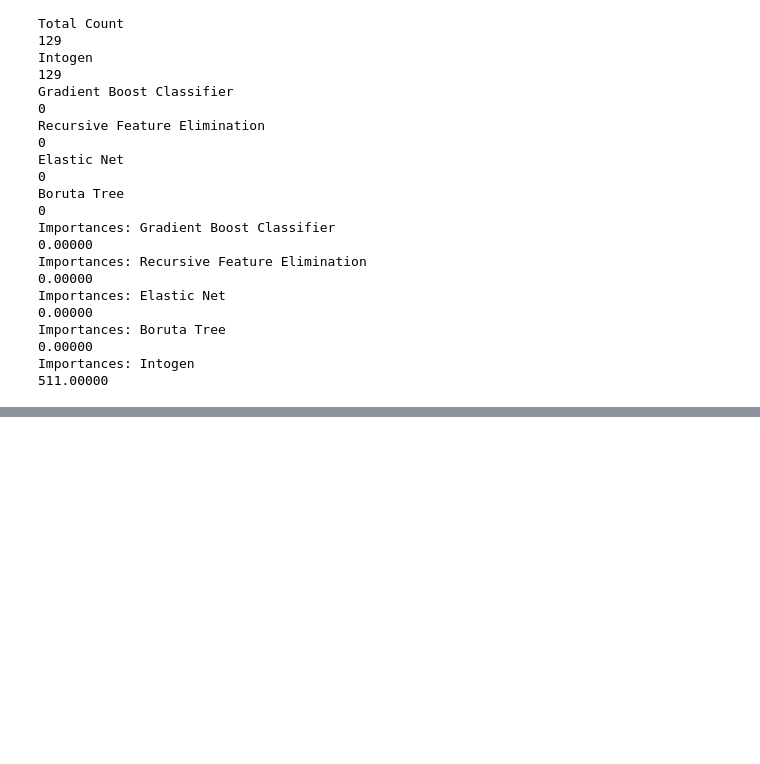
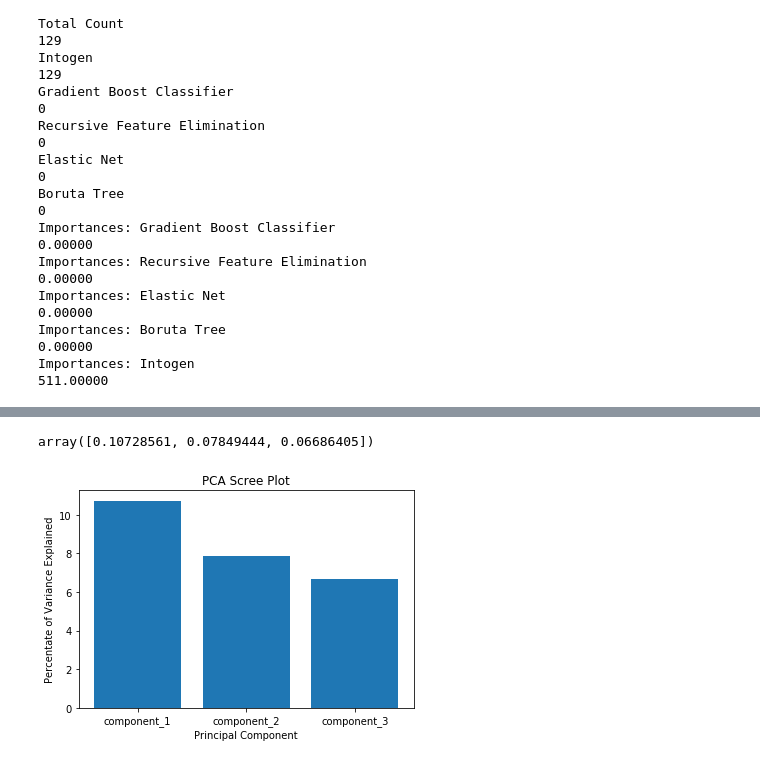
Before and after one commit to mikesamir/oncological_gene_expression_analysis, a Jupyter notebook: Lu/2_Model_Evaluation_Testing_Lu.ipynb, the cells around one changed output, grey strips where cells are left out. Drawn from its saved outputs; the diff is of its cells as text; code cells hidden in the pictures; blank space fills up the shorter version.

```diff
--- a/Lu/2_Model_Evaluation_Testing_Lu.ipynb
+++ b/Lu/2_Model_Evaluation_Testing_Lu.ipynb
@@ -162,0 +259,11 @@ Importances: Intogen
+# %%
+#p = 0.3  # 30% of the lines
+# keep the header, then take only 10% of lines
+# if random from [0,1] interval is greater than 0.1 the row will be skipped
+#df_all = pd.read_csv(
+#         "../Output/Chunk_AllCancers.csv",
+#         header=0,
+#         skiprows=lambda i: i>0 and random.random() > p)
+
+df_all = pd.read_csv("../Output/Chunk_AllCancers.csv")
+df_all.head()
@@ -162,0 +288,12 @@ Importances: Intogen
+# %%
+# scaling
+
+df_all_X = df_all.drop(["Unnamed: 0", "label"], axis=1)
+
+minmax_scaler = MinMaxScaler()
+df_all_X_scaled = minmax_scaler.fit_transform(df_all_X)
+# %%
+pca = PCA(n_components=3)
+princ_comp = pca.fit_transform(df_all_X_scaled)
+principalDf = pd.DataFrame(data=princ_comp, columns=["component_1", "component_2", "component_3"])
+principalDf.head()
@@ -162,0 +307,14 @@ Importances: Intogen
+# %%
+pca.explained_variance_ratio_
+# %% [output]
+array([0.10728561, 0.07849444, 0.06686405])
+# %%
+percent_variance = np.round(pca.explained_variance_ratio_* 100, decimals =2)
+columns=["component_1", "component_2", "component_3"]
+plt.bar(x= range(1,4), height=percent_variance, tick_label=columns)
+plt.ylabel('Percentate of Variance Explained')
+plt.xlabel('Principal Component')
+plt.title('PCA Scree Plot')
+plt.show()
+# %% [output]
+[figure, added]
```
Also changed, not shown: parts of 34 cells of this notebook, 1 other file.
